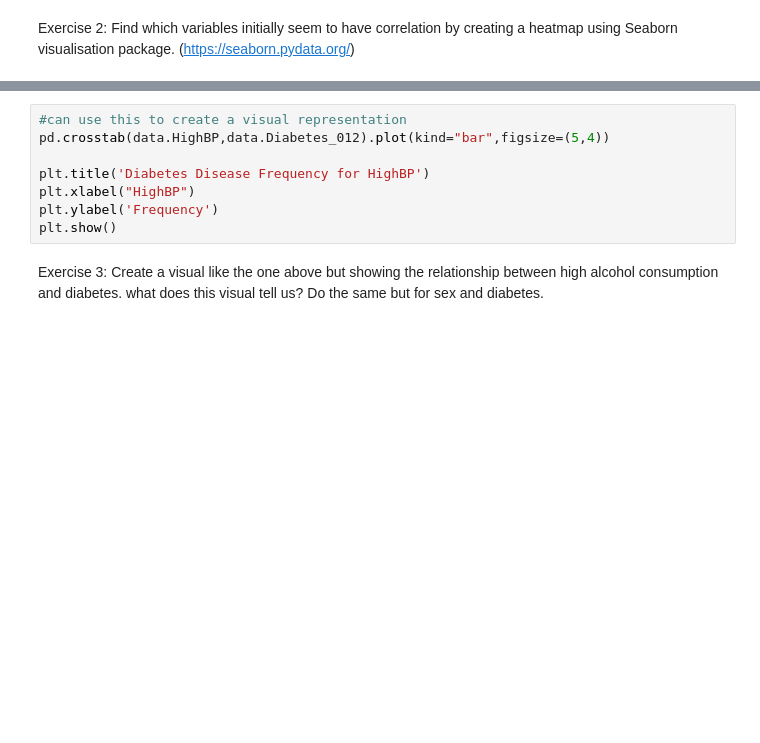
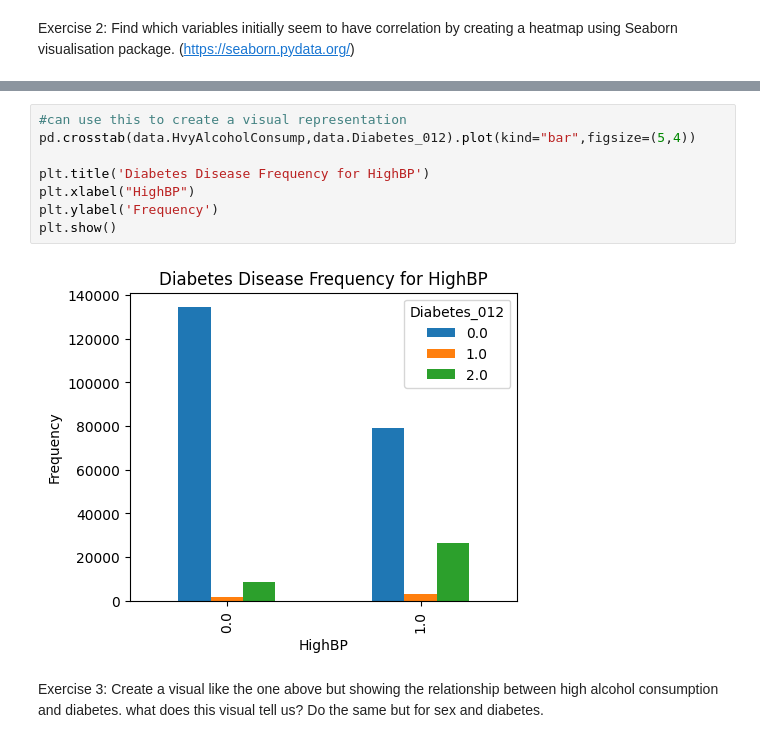
Before and after one commit to gabrielbattcock/deep_learning, a Jupyter notebook: Deep Learning Day 1/Practical_1.ipynb, the cells around one changed output, grey strips where cells are left out. Saved outputs shown, nothing was run; the diff lists cells and outputs as text; blank space fills up the shorter version.

```diff
--- a/Deep Learning Day 1/Practical_1.ipynb
+++ b/Deep Learning Day 1/Practical_1.ipynb
@@ -50,10 +119,12 @@ pd.crosstab(data.HighBP,data.Diabetes_012)
 # %%
 #can use this to create a visual representation
-pd.crosstab(data.HighBP,data.Diabetes_012).plot(kind="bar",figsize=(5,4))
+pd.crosstab(data.HvyAlcoholConsump,data.Diabetes_012).plot(kind="bar",figsize=(5,4))
 
 plt.title('Diabetes Disease Frequency for HighBP')
 plt.xlabel("HighBP")
 plt.ylabel('Frequency')
 plt.show()
+# %% [output]
+[figure, added]
 # %% [markdown]
 Exercise 3: Create a visual like the one above but showing the relationship between high alcohol consumption and diabetes. what does this visual tell us? Do the same but for sex and diabetes.
```
Also changed, not shown: parts of 14 cells of this notebook.
